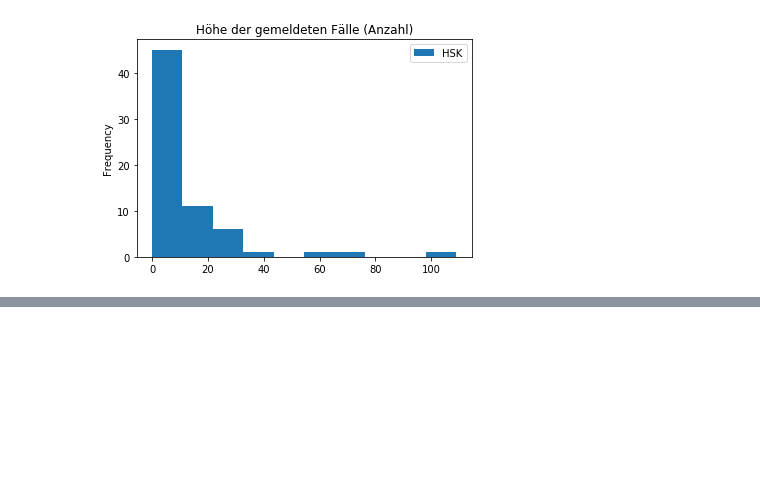
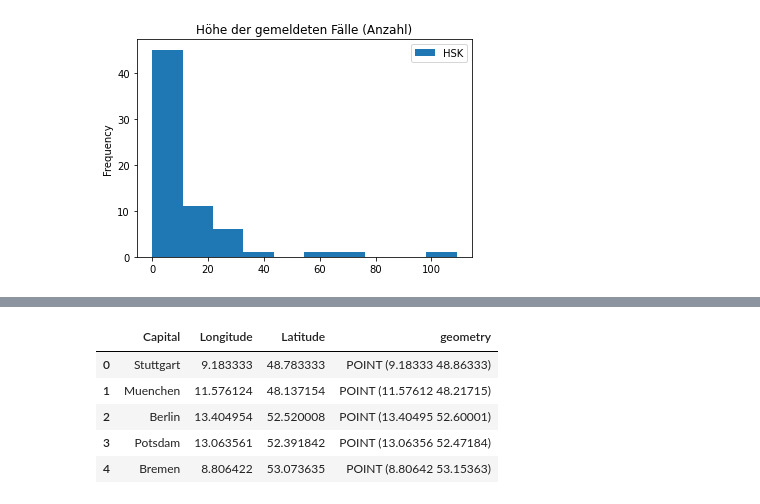
Before and after one commit to Jubo30/Data-Science-Project, a Jupyter notebook: Täglicher Zuwachs Deutschland.ipynb, the cells around one changed output, grey strips where cells are left out. Drawn from its saved outputs; the diff is of its cells as text; code cells hidden in the pictures; blank space fills up the shorter version.

```diff
--- a/Täglicher Zuwachs Deutschland.ipynb
+++ b/Täglicher Zuwachs Deutschland.ipynb
@@ -532,0 +550,12 @@ ax.legend(bbox_to_anchor=(1.05, 1), loc=2, borderaxespad=0., title="Legende")
+# %%
+bundesland_capital = pd.read_csv('bundcap.csv')
+bundesland_capital = gpd.GeoDataFrame(bundesland_capital, geometry=gpd.points_from_xy(bundesland_capital.Longitude, bundesland_capital.Latitude))
+bundesland_capitalname = bundesland_capital #gpd.GeoDataFrame(bundesland_capital, geometry=gpd.points_from_xy(bundesland_capital.Longitude, bundesland_capital.Latitude+0.08))
+bundesland_capital.head()
+# %% [output]
+|  | Capital | Longitude | Latitude | geometry |
+| 0 | Stuttgart | 9.183333 | 48.783333 | POINT (9.18333 48.86333) |
+| 1 | Muenchen | 11.576124 | 48.137154 | POINT (11.57612 48.21715) |
+| 2 | Berlin | 13.404954 | 52.520008 | POINT (13.40495 52.60001) |
+| 3 | Potsdam | 13.063561 | 52.391842 | POINT (13.06356 52.47184) |
+| 4 | Bremen | 8.806422 | 53.073635 | POINT (8.80642 53.15363) |
```
Also changed, not shown: parts of 12 cells of this notebook, 1 other file.
